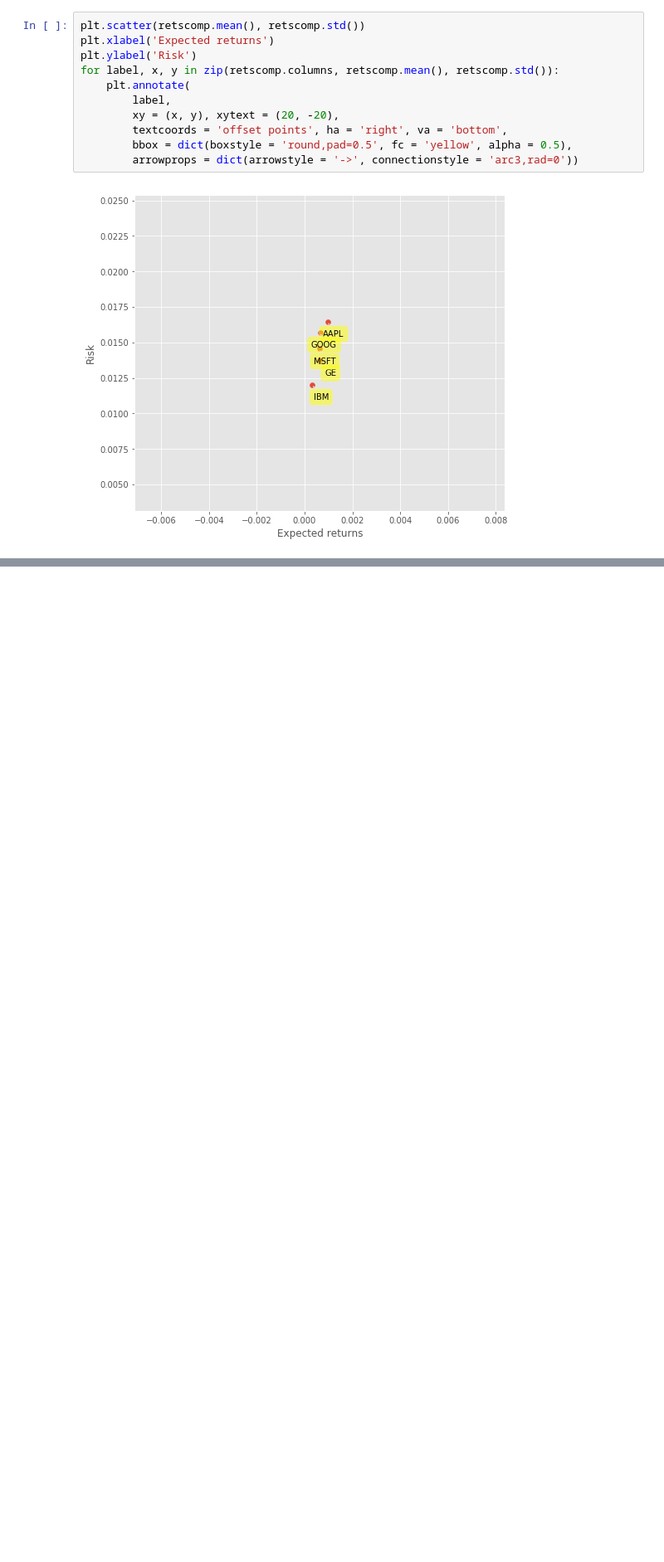
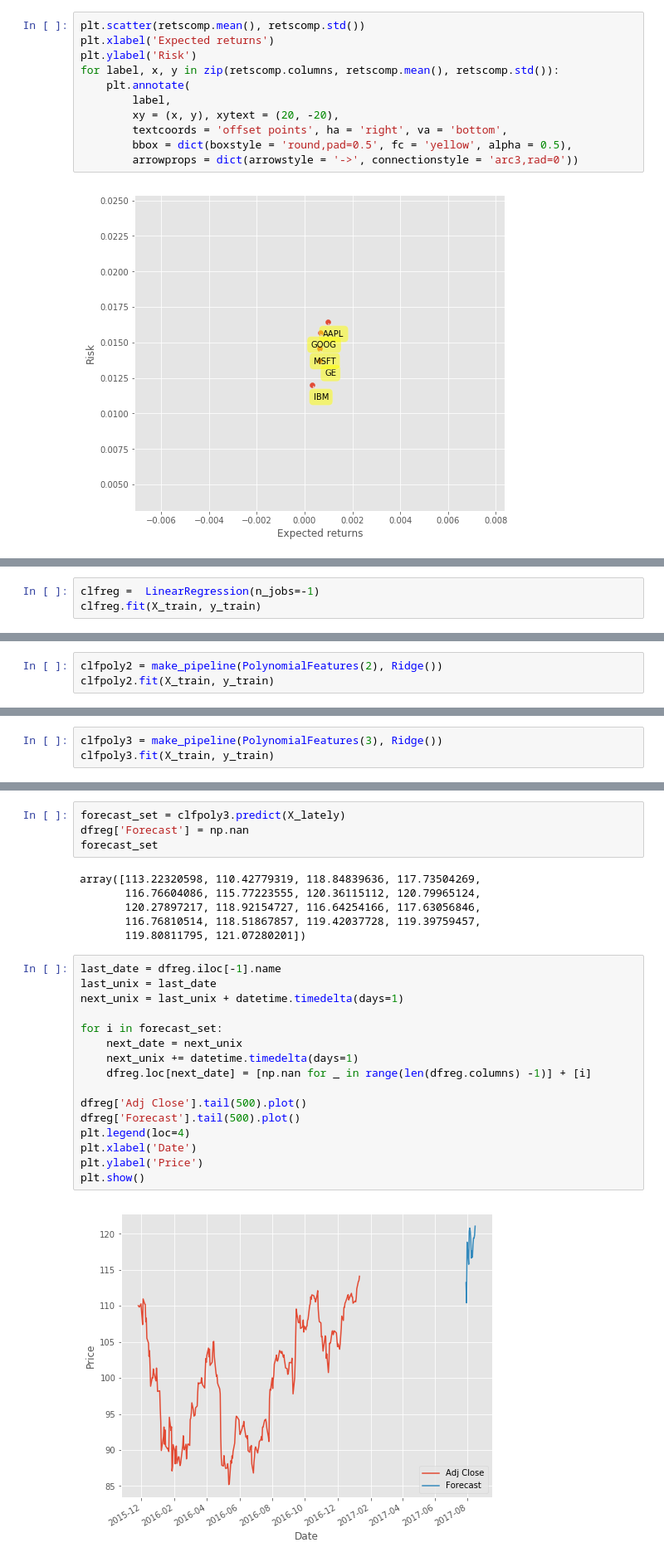
Before and after one commit to samisnotinsane/ML-Notebooks, a Jupyter notebook: finance/Apple stocks.ipynb, the cells around one changed output, grey strips where cells are left out. Shown at 83% size. Saved outputs shown, nothing was run; the diff lists cells and outputs as text; blank space fills up the shorter version.

```diff
--- a/finance/Apple stocks.ipynb
+++ b/finance/Apple stocks.ipynb
@@ -130,0 +178,3 @@ for label, x, y in zip(retscomp.columns, retscomp.mean(), retscomp.std()):
+# %%
+clfreg =  LinearRegression(n_jobs=-1)
+clfreg.fit(X_train, y_train)
@@ -130,0 +183,3 @@ for label, x, y in zip(retscomp.columns, retscomp.mean(), retscomp.std()):
+# %%
+clfpoly2 = make_pipeline(PolynomialFeatures(2), Ridge())
+clfpoly2.fit(X_train, y_train)
@@ -130,0 +196,3 @@ for label, x, y in zip(retscomp.columns, retscomp.mean(), retscomp.std()):
+# %%
+clfpoly3 = make_pipeline(PolynomialFeatures(3), Ridge())
+clfpoly3.fit(X_train, y_train)
@@ -130,0 +227,28 @@ for label, x, y in zip(retscomp.columns, retscomp.mean(), retscomp.std()):
+# %%
+forecast_set = clfpoly3.predict(X_lately)
+dfreg['Forecast'] = np.nan
+forecast_set
+# %% [output]
+array([113.22320598, 110.42779319, 118.84839636, 117.73504269,
+       116.76604086, 115.77223555, 120.36115112, 120.79965124,
+       120.27897217, 118.92154727, 116.64254166, 117.63056846,
+       116.76810514, 118.51867857, 119.42037728, 119.39759457,
+       119.80811795, 121.07280201])
+# %%
+last_date = dfreg.iloc[-1].name
+last_unix = last_date
+next_unix = last_unix + datetime.timedelta(days=1)
+
+for i in forecast_set:
+    next_date = next_unix
+    next_unix += datetime.timedelta(days=1)
+    dfreg.loc[next_date] = [np.nan for _ in range(len(dfreg.columns) -1)] + [i]
+
+dfreg['Adj Close'].tail(500).plot()
+dfreg['Forecast'].tail(500).plot()
+plt.legend(loc=4)
+plt.xlabel('Date')
+plt.ylabel('Price')
+plt.show()
+# %% [output]
+[figure, added]
```
Also changed, not shown: parts of 17 cells of this notebook.
